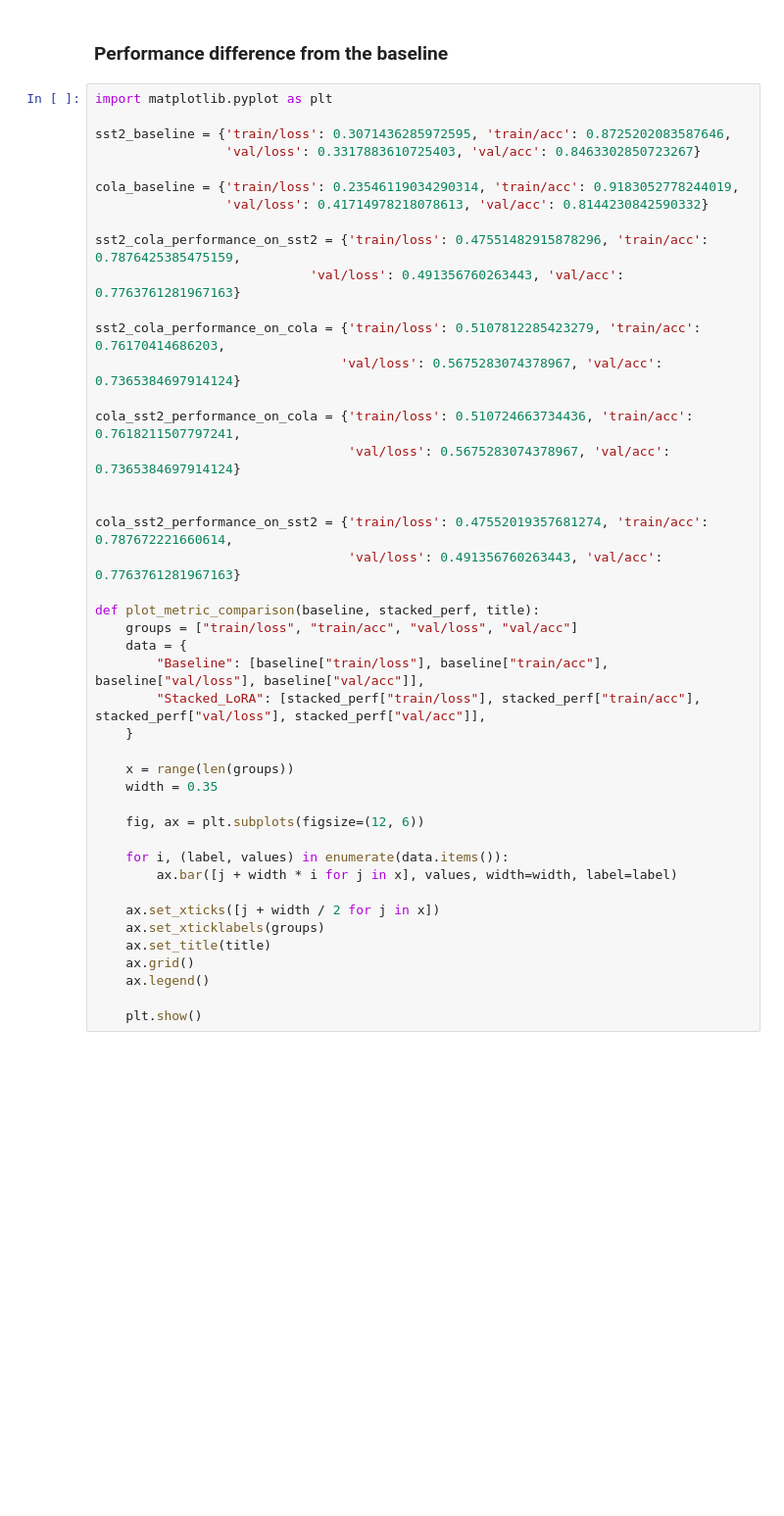
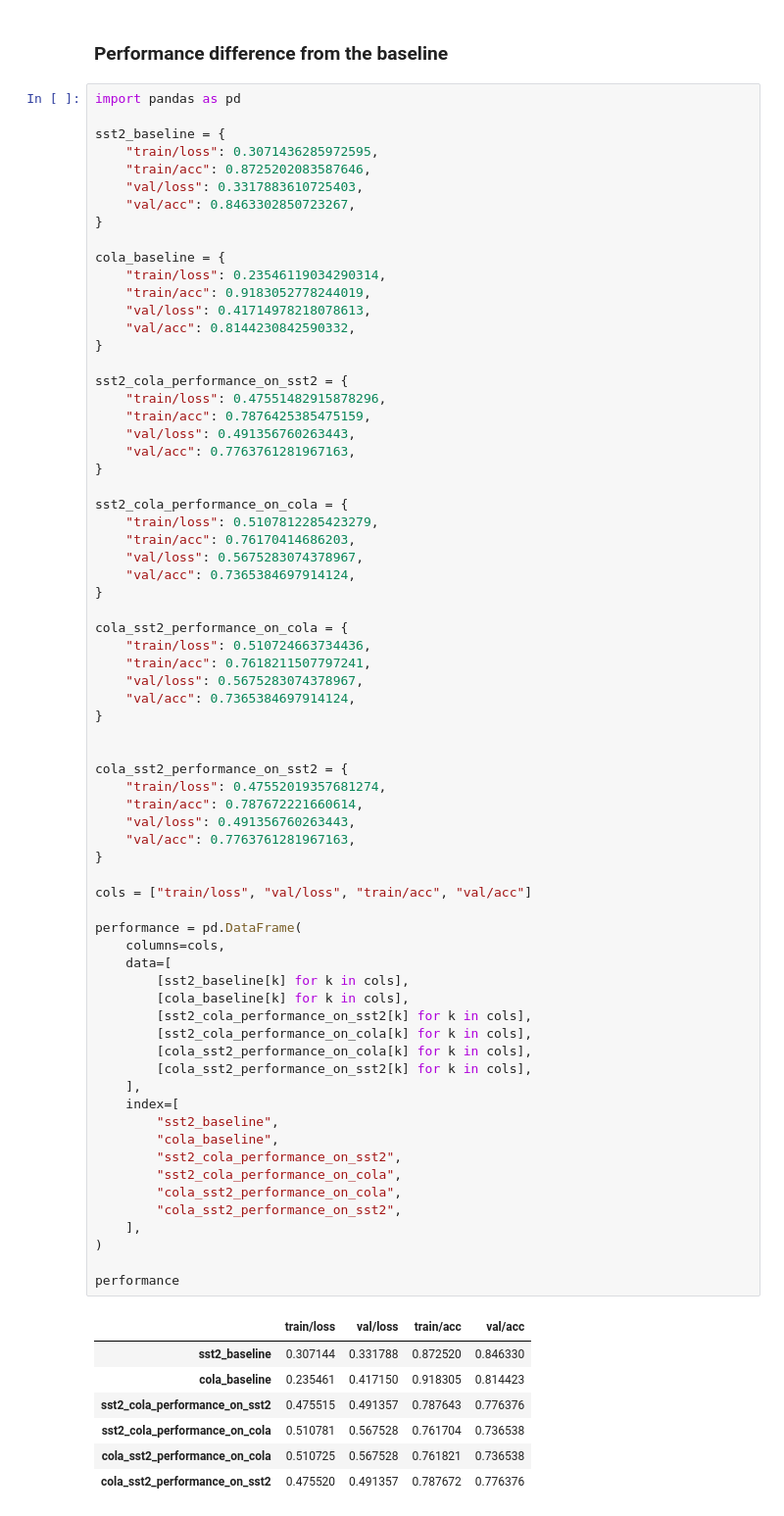
Before and after one commit to nikhil-chigali/LoRA-BERT, a Jupyter notebook: observations.ipynb, the cells around one changed output. Shown at 98% size. Saved outputs shown, nothing was run; the diff lists cells and outputs as text; blank space fills up the shorter version.

```diff
--- a/observations.ipynb
+++ b/observations.ipynb
@@ -548,46 +558,79 @@ cola_sst2_performance_on_sst2 = {'train/loss': 0.47552019357681274, 'train/acc':
 # %% [markdown]
 ### Performance difference from the baseline
 # %%
-import matplotlib.pyplot as plt
+import pandas as pd
 
-sst2_baseline = {'train/loss': 0.3071436285972595, 'train/acc': 0.8725202083587646,
-                 'val/loss': 0.3317883610725403, 'val/acc': 0.8463302850723267}
+sst2_baseline = {
+    "train/loss": 0.3071436285972595,
+    "train/acc": 0.8725202083587646,
+    "val/loss": 0.3317883610725403,
+    "val/acc": 0.8463302850723267,
+}
 
-cola_baseline = {'train/loss': 0.23546119034290314, 'train/acc': 0.9183052778244019,
-                 'val/loss': 0.41714978218078613, 'val/acc': 0.8144230842590332}
+cola_baseline = {
+    "train/loss": 0.23546119034290314,
+    "train/acc": 0.9183052778244019,
+    "val/loss": 0.41714978218078613,
+    "val/acc": 0.8144230842590332,
+}
 
-sst2_cola_performance_on_sst2 = {'train/loss': 0.47551482915878296, 'train/acc': 0.7876425385475159,
-                            'val/loss': 0.491356760263443, 'val/acc': 0.7763761281967163}
+sst2_cola_performance_on_sst2 = {
+    "train/loss": 0.47551482915878296,
+    "train/acc": 0.7876425385475159,
+    "val/loss": 0.491356760263443,
+    "val/acc": 0.7763761281967163,
+}
 
-sst2_cola_performance_on_cola = {'train/loss': 0.5107812285423279, 'train/acc': 0.76170414686203,
-                                'val/loss': 0.5675283074378967, 'val/acc': 0.7365384697914124}
+sst2_cola_performance_on_cola = {
+    "train/loss": 0.5107812285423279,
+    "train/acc": 0.76170414686203,
+    "val/loss": 0.5675283074378967,
+    "val/acc": 0.7365384697914124,
+}
 
-cola_sst2_performance_on_cola = {'train/loss': 0.510724663734436, 'train/acc': 0.7618211507797241,
-                                 'val/loss': 0.5675283074378967, 'val/acc': 0.7365384697914124}
+cola_sst2_performance_on_cola = {
+    "train/loss": 0.510724663734436,
+    "train/acc": 0.7618211507797241,
+    "val/loss": 0.5675283074378967,
+    "val/acc": 0.7365384697914124,
+}
 
 
-cola_sst2_performance_on_sst2 = {'train/loss': 0.47552019357681274, 'train/acc': 0.787672221660614,
-                                 'val/loss': 0.491356760263443, 'val/acc': 0.7763761281967163}
+cola_sst2_performance_on_sst2 = {
+    "train/loss": 0.47552019357681274,
+    "train/acc": 0.787672221660614,
+    "val/loss": 0.491356760263443,
+    "val/acc": 0.7763761281967163,
+}
 
-def plot_metric_comparison(baseline, stacked_perf, title):
-    groups = ["train/loss", "train/acc", "val/loss", "val/acc"]
-    data = {
-        "Baseline": [baseline["train/loss"], baseline["train/acc"], baseline["val/loss"], baseline["val/acc"]],
-        "Stacked_LoRA": [stacked_perf["train/loss"], stacked_perf["train/acc"], stacked_perf["val/loss"], stacked_perf["val/acc"]],
-    }
+cols = ["train/loss", "val/loss", "train/acc", "val/acc"]
 
-    x = range(len(groups))
-    width = 0.35
+performance = pd.DataFrame(
+    columns=cols,
+    data=[
+        [sst2_baseline[k] for k in cols],
+        [cola_baseline[k] for k in cols],
+        [sst2_cola_performance_on_sst2[k] for k in cols],
+        [sst2_cola_performance_on_cola[k] for k in cols],
+        [cola_sst2_performance_on_cola[k] for k in cols],
+        [cola_sst2_performance_on_sst2[k] for k in cols],
+    ],
+    index=[
+        "sst2_baseline",
+        "cola_baseline",
+        "sst2_cola_performance_on_sst2",
+        "sst2_cola_performance_on_cola",
+        "cola_sst2_performance_on_cola",
+        "cola_sst2_performance_on_sst2",
+    ],
+)
 
-    fig, ax = plt.subplots(figsize=(12, 6))
-
-    for i, (label, values) in enumerate(data.items()):
-        ax.bar([j + width * i for j in x], values, width=width, label=label)
-
-    ax.set_xticks([j + width / 2 for j in x])
-    ax.set_xticklabels(groups)
-    ax.set_title(title)
-    ax.grid()
-    ax.legend()
-
-    plt.show()
+performance
+# %% [output]
+|  | train/loss | val/loss | train/acc | val/acc |
+| sst2_baseline | 0.307144 | 0.331788 | 0.872520 | 0.846330 |
+| cola_baseline | 0.235461 | 0.417150 | 0.918305 | 0.814423 |
+| sst2_cola_performance_on_sst2 | 0.475515 | 0.491357 | 0.787643 | 0.776376 |
+| sst2_cola_performance_on_cola | 0.510781 | 0.567528 | 0.761704 | 0.736538 |
+| cola_sst2_performance_on_cola | 0.510725 | 0.567528 | 0.761821 | 0.736538 |
+| cola_sst2_performance_on_sst2 | 0.475520 | 0.491357 | 0.787672 | 0.776376 |
```
Also changed, not shown: parts of 26 cells of this notebook, 9 other files.
